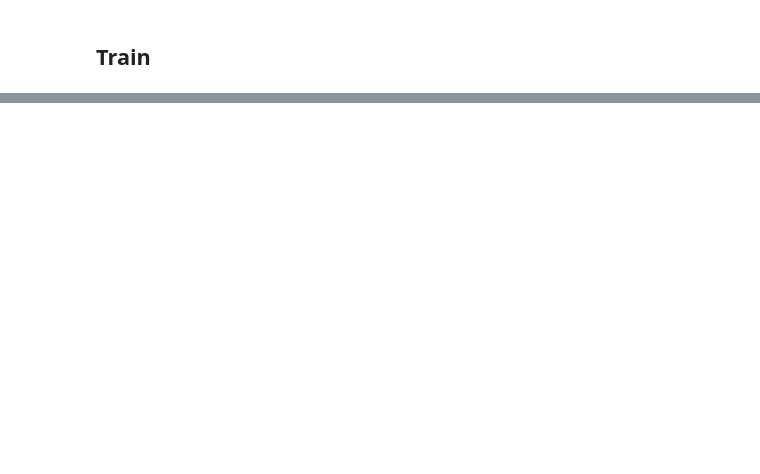
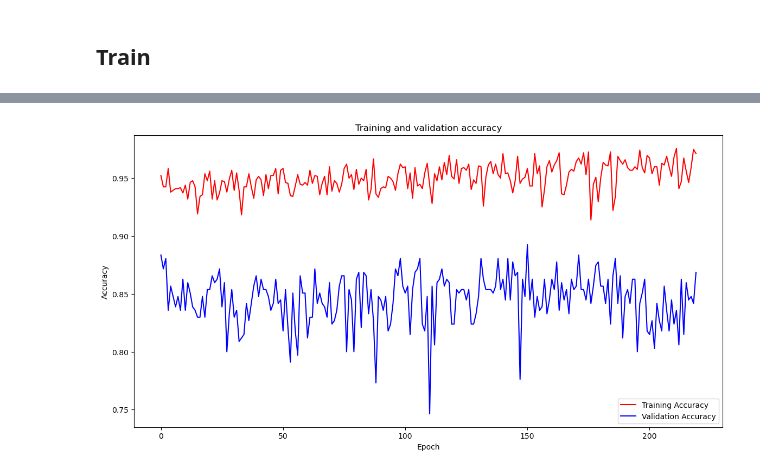
Before and after one commit to yzdgit/dates, a Jupyter notebook: src/codebook.ipynb, the cells around one changed output, grey strips where cells are left out. Saved outputs shown, nothing was run; the diff lists cells and outputs as text; code cells hidden in the pictures; blank space fills up the shorter version.

```diff
--- a/src/codebook.ipynb
+++ b/src/codebook.ipynb
@@ -79,0 +243,19 @@ model.compile('adam', loss=tf.losses.CategoricalCrossentropy(), metrics=['accura
+# %%
+model = Sequential([
+    Conv2D(16, (3, 3), activation='relu', input_shape=(img_height, img_width, 3)), MaxPooling2D(2, 2),
+    Conv2D(32, (3, 3), activation='relu'), MaxPooling2D(2, 2),
+    Conv2D(64, (3, 3), activation='relu'),
+    Conv2D(64, (3, 3), activation='relu'),
+    MaxPooling2D(2, 2),
+    Conv2D(128, (3, 3), activation='relu'),
+    Conv2D(128, (3, 3), activation='relu'),
+    MaxPooling2D(2, 2),
+    Conv2D(256, (3, 3), activation='relu'),
+    Conv2D(256, (3, 3), activation='relu'),
+    Conv2D(256, (3, 3), activation='relu'),
+    MaxPooling2D(2, 2),
+    Flatten(),
+    Dense(512, activation='relu'),
+    Dense(512, activation='relu'),
+    Dense(9, activation='softmax')
+])
@@ -80,4 +280,8 @@ model.compile('adam', loss=tf.losses.CategoricalCrossentropy(), metrics=['accura
 # %%
 model.summary()
+# %%
+model.compile(optimizer='Adam',
+              loss='categorical_crossentropy',
+              metrics =['accuracy'])
 # %% [markdown]
 ## Train
@@ -88,2 +288,6 @@ tensorboard_callback = tf.keras.callbacks.TensorBoard(log_dir=logdir)
 # %%
-hist = model.fit(train, epochs=20, validation_data=val, callbacks=[tensorboard_callback])
+history = model.fit(train_generator,
+                    epochs=220,
+                    validation_data=validation_generator,
+                    callbacks = [best_model]
+                    )
@@ -89,0 +314,18 @@ hist = model.fit(train, epochs=20, validation_data=val, callbacks=[tensorboard_c
+# %%
+acc=history.history['accuracy']
+val_acc=history.history['val_accuracy']
+loss=history.history['loss']
+val_loss=history.history['val_loss']
+
+epochs=range(len(acc))
+
+fig = plt.figure(figsize=(14,7))
+plt.plot(epochs, acc, 'r', label="Training Accuracy")
+plt.plot(epochs, val_acc, 'b', label="Validation Accuracy")
+plt.xlabel('Epoch')
+plt.ylabel('Accuracy')
+plt.title('Training and validation accuracy')
+plt.legend(loc='lower right')
+plt.show()
+# %% [output]
+[figure, added]
```
Also changed, not shown: parts of 49 cells of this notebook, 6 other files.
